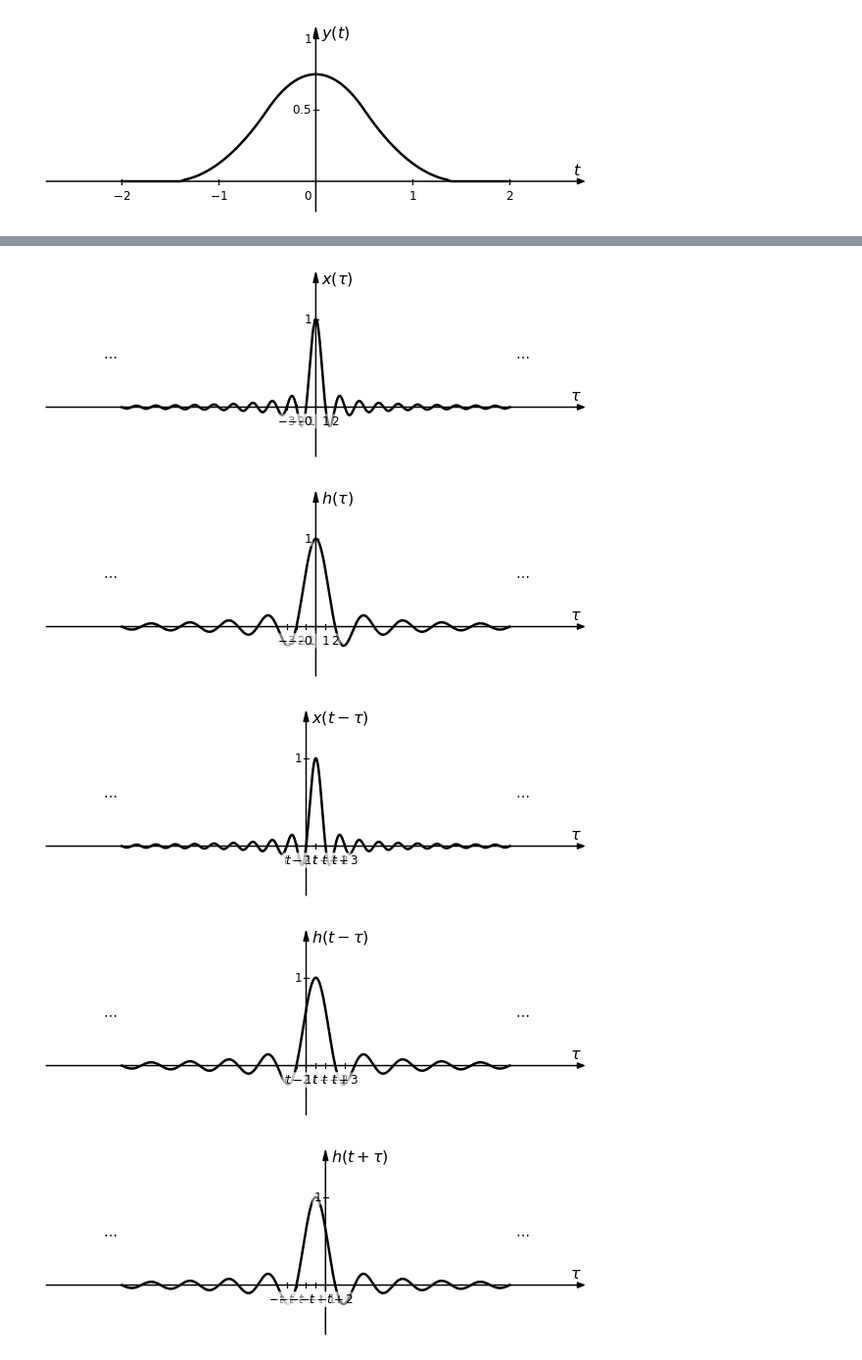
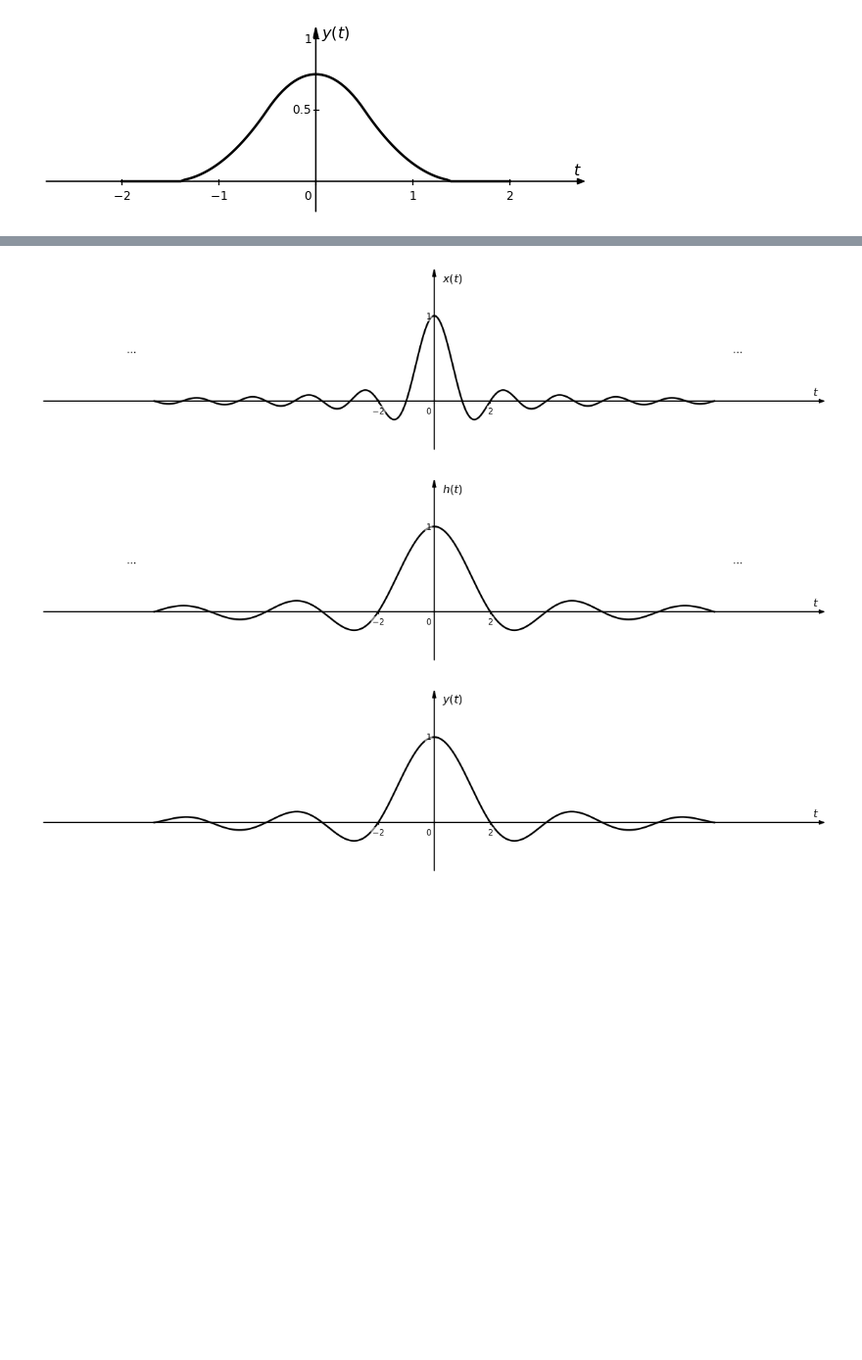
Before and after one commit to miguelmartfern/BlockDiagrams, a Jupyter notebook: docs/notebooks/signal_examples.ipynb, the cells around one changed output, grey strips where cells are left out. Shown: that part at 98% size. Saved outputs shown, nothing was run; the diff lists cells and outputs as text; code cells hidden in the pictures; blank space fills up the shorter version.

```diff
--- a/docs/notebooks/signal_examples.ipynb
+++ b/docs/notebooks/signal_examples.ipynb
@@ -487,22 +476,15 @@ sp.plot_convolution_result("x", "h")
 # %%
 from signalblocks import SignalPlotter
 
-sp = SignalPlotter(figsize=[16,4], horiz_range=(-20, 20), xticks=[-3, -2, -1, 0, 1, 2], fraction_ticks=True)
+sp = SignalPlotter(figsize=[16,4], horiz_range=(-10, 10), xticks=[-2, 0, 2], fraction_ticks=True)
 
 sp.add_signal("x(t)=sinc(t)")
 sp.add_signal("h(t)=sinc(t/2)")
 
-# Paso 1: Ver los pasos intermedios para t=1
-sp.plot_convolution_steps("x", "h", t_val=1)
-
-# Paso 2: Ver solo una señal modificada
-sp.plot_convolution_view("h(t+tau)", t_val=1)
-
-# Paso 3: Ver la convolución completa
+sp.plot("x")
+sp.plot("h")
 sp.plot_convolution_result("x", "h", num_points=200)
 # %% [output]
-[figure, old version]
+[figure, new version]
-[figure, old version]
+[figure, new version]
-[figure, old version]
+[figure, new version]
-[figure, removed]
-[figure, removed]
```
Also changed, not shown: parts of 3 cells of this notebook, 11 other files.
